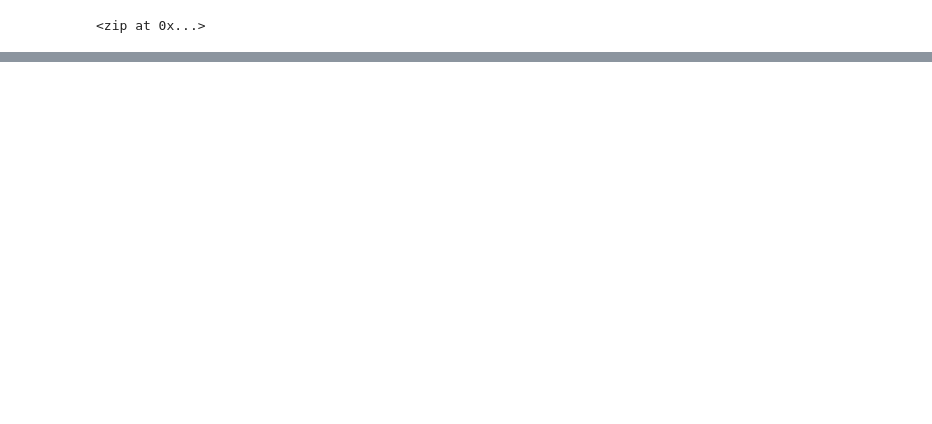
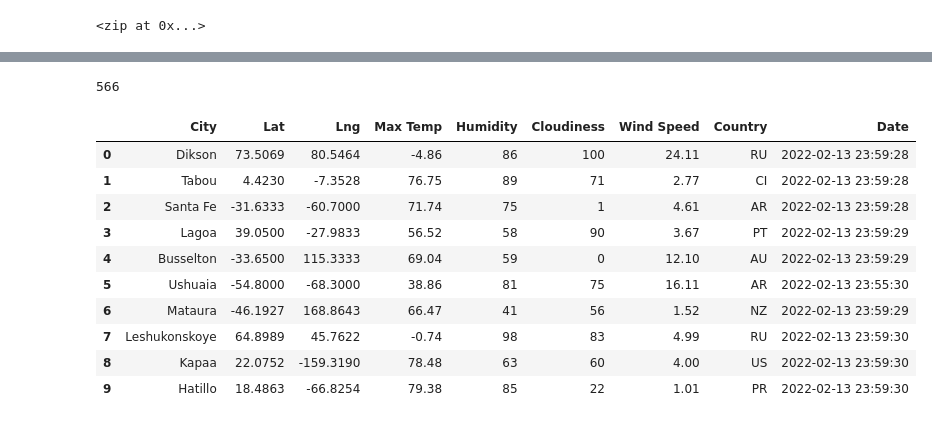
Before and after one commit to gittyupgirl/World_Weather_Analysis, a Jupyter notebook: WeatherPy.ipynb, the cells around one changed output, grey strips where cells are left out. Drawn from its saved outputs; the diff is of its cells as text; code cells hidden in the pictures; blank space fills up the shorter version.

```diff
--- a/WeatherPy.ipynb
+++ b/WeatherPy.ipynb
@@ -3,6 +3,20 @@
 import pandas as pd
 import matplotlib.pyplot as plt
 import numpy as np
+import citipy.citipy as citipy
+
+# Import the requests library.
+import requests
+
+# Import the API key.
+from config import weather_api_key
+
+# Starting URL for Weather Map API Call.
+url = "http://api.openweathermap.org/data/2.5/weather?units=Imperial&APPID=" + weather_api_key
+
+# Import the time library and the datetime module from the datetime library
+import time
+from datetime import datetime
 # %%
 # Create a set of random latitude and longitude combinations.
 lats = np.random.uniform(low=-90.000, high=90.000, size=1500)
@@ -14,3 +28,15 @@ lat_lngs
 # %%
 # Add the latitudes and longitudes to a list.
 coordinates = list(lat_lngs)
+# %%
+# Create a list for holding the cities.
+cities = []
+# Identify the nearest city for each latitude and longitude combination.
+for coordinate in coordinates:
+    city = citipy.nearest_city(coordinate[0], coordinate[1]).city_name
+
+    # If the city is unique, then we will add it to the cities list.
+    if city not in cities:
+        cities.append(city)
+# Print the city count to confirm sufficient count.
+len(cities)
@@ -16,0 +45,10 @@ coordinates = list(lat_lngs)
+# %%
+# Create an empty list to hold the weather data.
+city_data = []
+# Print the beginning of the logging.
+print("Beginning Data Retrieval     ")
+print("-----------------------------")
+
+# Create counters.
+record_count = 1
+set_count = 1
@@ -16,0 +128,20 @@ coordinates = list(lat_lngs)
+# %%
+len(city_data)
+# %% [output]
+566
+# %%
+# Convert the array of dictionaries to a Pandas DataFrame.
+city_data_df = pd.DataFrame(city_data)
+city_data_df.head(10)
+# %% [output]
+|  | City | Lat | Lng | Max Temp | Humidity | Cloudiness | Wind Speed | Country | Date |
+| 0 | Dikson | 73.5069 | 80.5464 | -4.86 | 86 | 100 | 24.11 | RU | 2022-02-13 23:59:28 |
+| 1 | Tabou | 4.4230 | -7.3528 | 76.75 | 89 | 71 | 2.77 | CI | 2022-02-13 23:59:28 |
+| 2 | Santa Fe | -31.6333 | -60.7000 | 71.74 | 75 | 1 | 4.61 | AR | 2022-02-13 23:59:28 |
+| 3 | Lagoa | 39.0500 | -27.9833 | 56.52 | 58 | 90 | 3.67 | PT | 2022-02-13 23:59:29 |
+| 4 | Busselton | -33.6500 | 115.3333 | 69.04 | 59 | 0 | 12.10 | AU | 2022-02-13 23:59:29 |
+| 5 | Ushuaia | -54.8000 | -68.3000 | 38.86 | 81 | 75 | 16.11 | AR | 2022-02-13 23:55:30 |
+| 6 | Mataura | -46.1927 | 168.8643 | 66.47 | 41 | 56 | 1.52 | NZ | 2022-02-13 23:59:29 |
+| 7 | Leshukonskoye | 64.8989 | 45.7622 | -0.74 | 98 | 83 | 4.99 | RU | 2022-02-13 23:59:30 |
+| 8 | Kapaa | 22.0752 | -159.3190 | 78.48 | 63 | 60 | 4.00 | US | 2022-02-13 23:59:30 |
+| 9 | Hatillo | 18.4863 | -66.8254 | 79.38 | 85 | 22 | 1.01 | PR | 2022-02-13 23:59:30 |
```
Also changed, not shown: parts of 6 cells of this notebook.
